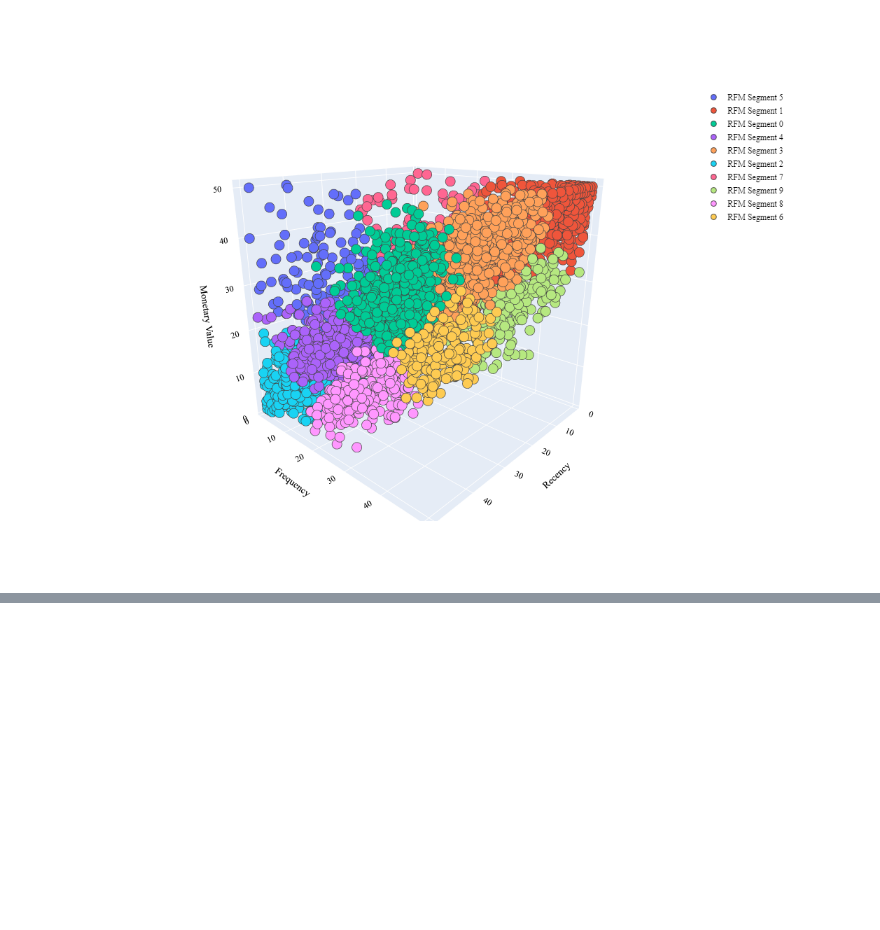
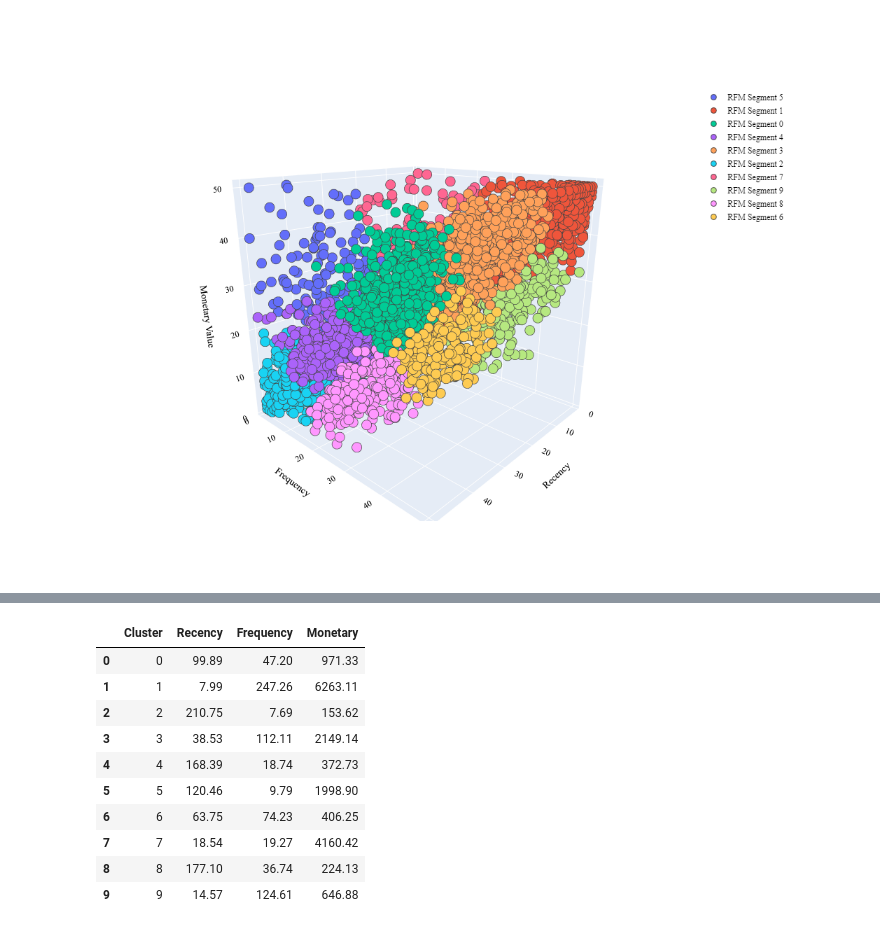
Before and after one commit to duyphuongnguyen1999/RFM-Customers-Segmentation, a Jupyter notebook: RFM Customer Segmentation.ipynb, the cells around one changed output, grey strips where cells are left out. Saved outputs shown, nothing was run; the diff lists cells and outputs as text; code cells hidden in the pictures; blank space fills up the shorter version.

```diff
--- a/RFM Customer Segmentation.ipynb
+++ b/RFM Customer Segmentation.ipynb
@@ -517,0 +524,21 @@ Image.open(r".\plotly-objects\PNG\segmentation-result.png")
+# %%
+def my_round_function(x):
+    return round(x, 2)
+clustering_result = RFM.groupby('Cluster') \
+                        [['Recency', 'Frequency', 'Monetary']] \
+                        .mean() \
+                        .reset_index()
+clustering_result[['Recency', 'Frequency', 'Monetary']] = clustering_result[['Recency', 'Frequency', 'Monetary']].apply(my_round_function)
+clustering_result
+# %% [output]
+|  | Cluster | Recency | Frequency | Monetary |
+| 0 | 0 | 99.89 | 47.20 | 971.33 |
+| 1 | 1 | 7.99 | 247.26 | 6263.11 |
+| 2 | 2 | 210.75 | 7.69 | 153.62 |
+| 3 | 3 | 38.53 | 112.11 | 2149.14 |
+| 4 | 4 | 168.39 | 18.74 | 372.73 |
+| 5 | 5 | 120.46 | 9.79 | 1998.90 |
+| 6 | 6 | 63.75 | 74.23 | 406.25 |
+| 7 | 7 | 18.54 | 19.27 | 4160.42 |
+| 8 | 8 | 177.10 | 36.74 | 224.13 |
+| 9 | 9 | 14.57 | 124.61 | 646.88 |
```
Also changed, not shown: parts of 3 cells of this notebook.
